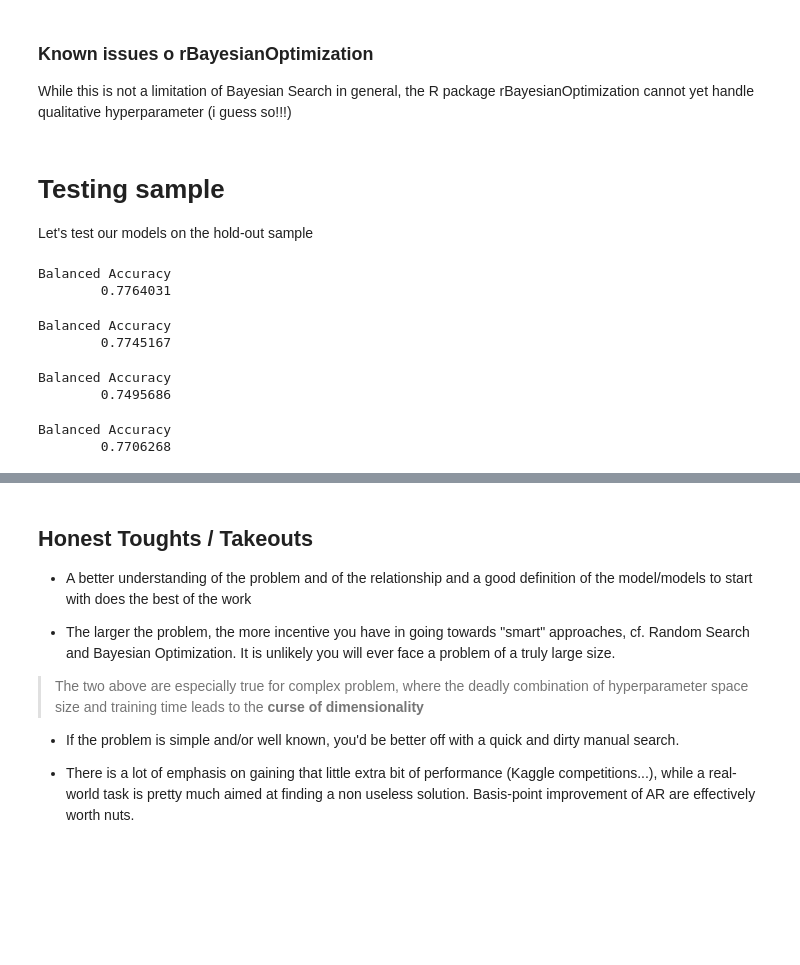
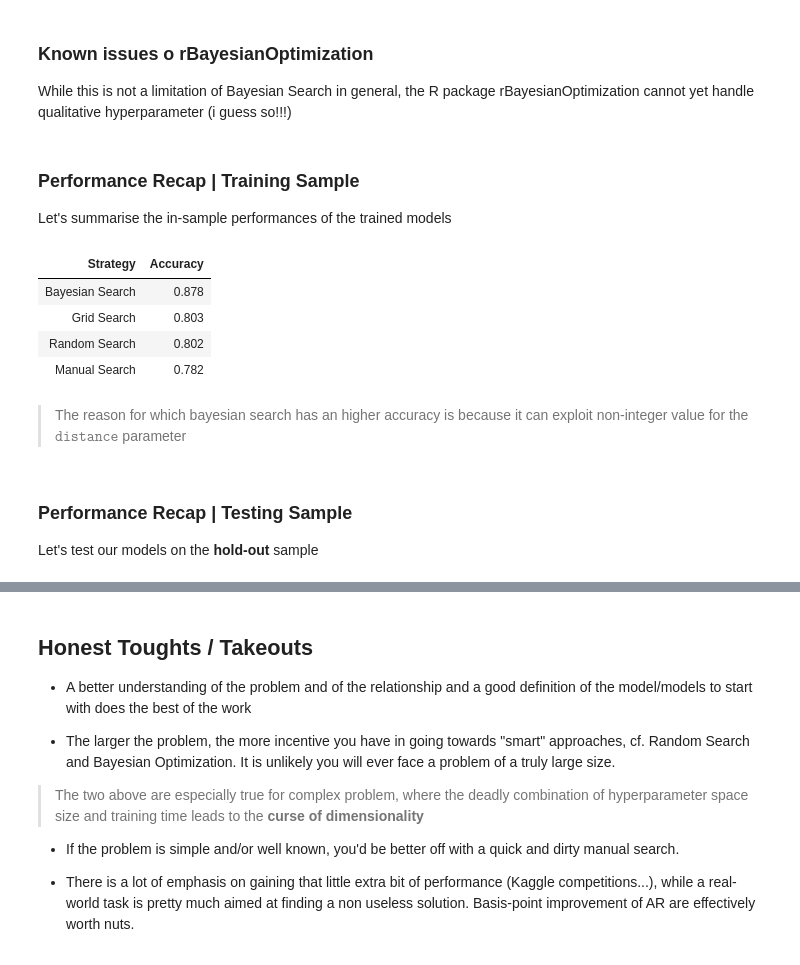
Before and after one commit to mmmlc/mlTeachings, a Jupyter notebook: 2_4_HyperparameterOptimization.ipynb, the cells around one changed output, grey strips where cells are left out. Saved outputs shown, nothing was run; the diff lists cells and outputs as text; code cells hidden in the pictures; blank space fills up the shorter version.

```diff
--- a/2_4_HyperparameterOptimization.ipynb
+++ b/2_4_HyperparameterOptimization.ipynb
@@ -368,7 +371,31 @@ saveRDS(model_bayesian_opt, 'data/model_bayesian_opt.R')
 ### Known issues o rBayesianOptimization
 
 While this is not a limitation of Bayesian Search in general, the R package rBayesianOptimization cannot yet handle qualitative hyperparameter (i guess so!!!)
+# %% [markdown]
+### Performance Recap | Training Sample
+
+Let's summarise the in-sample performances of the trained models
+# %%
+model = readRDS('data/titanic_model.R')
+model_grid_search = readRDS('data/model_grid_search.R')
+model_random_search = readRDS('data/model_random_search.R')
+model_bayesian_opt = readRDS('data/model_bayesian_opt.R')
+
+data_frame(
+'Manual Search' = model$results$Accuracy %>% round(3),
+'Grid Search' = model_grid_search$results$Accuracy %>% round(3) %>% max,
+'Random Search' = model_random_search$results$Accuracy %>% max %>% round(3) %>% max,
+'Bayesian Search' = bayesian_opt$History$Value %>% max %>% round(3)
+    ) %>% gather(key = 'Strategy', value = 'Accuracy') %>% arrange(desc(Accuracy))
+# %% [output]
+| Strategy | Accuracy |
+| Bayesian Search | 0.878 |
+| Grid Search | 0.803 |
+| Random Search | 0.802 |
+| Manual Search | 0.782 |
+# %% [markdown]
+> The reason for which bayesian search has an higher accuracy is because it can exploit non-integer value for the $\texttt{distance}$ parameter
 # %% [markdown]
-# Testing sample
+### Performance Recap | Testing Sample
 
-Let's test our models on the hold-out sample
+Let's test our models on the **hold-out** sample
@@ -385,14 +406,0 @@ test_response_bayes = model_bayesian_opt %>% predict(newdata = test %>% select(-
-# %%
-(acc = confusionMatrix(test_response, test %>% select(survived) %>% pull %>% factor, positive = '1'))[['byClass']]['Balanced Accuracy']
-(acc_grid = confusionMatrix(test_response_grid, test %>% select(survived) %>% pull %>% factor, positive = '1'))[['byClass']]['Balanced Accuracy']
-(acc_random = confusionMatrix(test_response_random, test %>% select(survived) %>% pull %>% factor, positive = '1'))[['byClass']]['Balanced Accuracy']
-(acc_bayes = confusionMatrix(test_response_bayes, test %>% select(survived) %>% pull %>% factor, positive = '1'))[['byClass']]['Balanced Accuracy']
-# %% [output]
-Balanced Accuracy
-        0.7764031
-Balanced Accuracy
-        0.7745167
-Balanced Accuracy
-        0.7495686
-Balanced Accuracy
-        0.7706268
```
Also changed, not shown: parts of 17 cells of this notebook, 4 other files.
